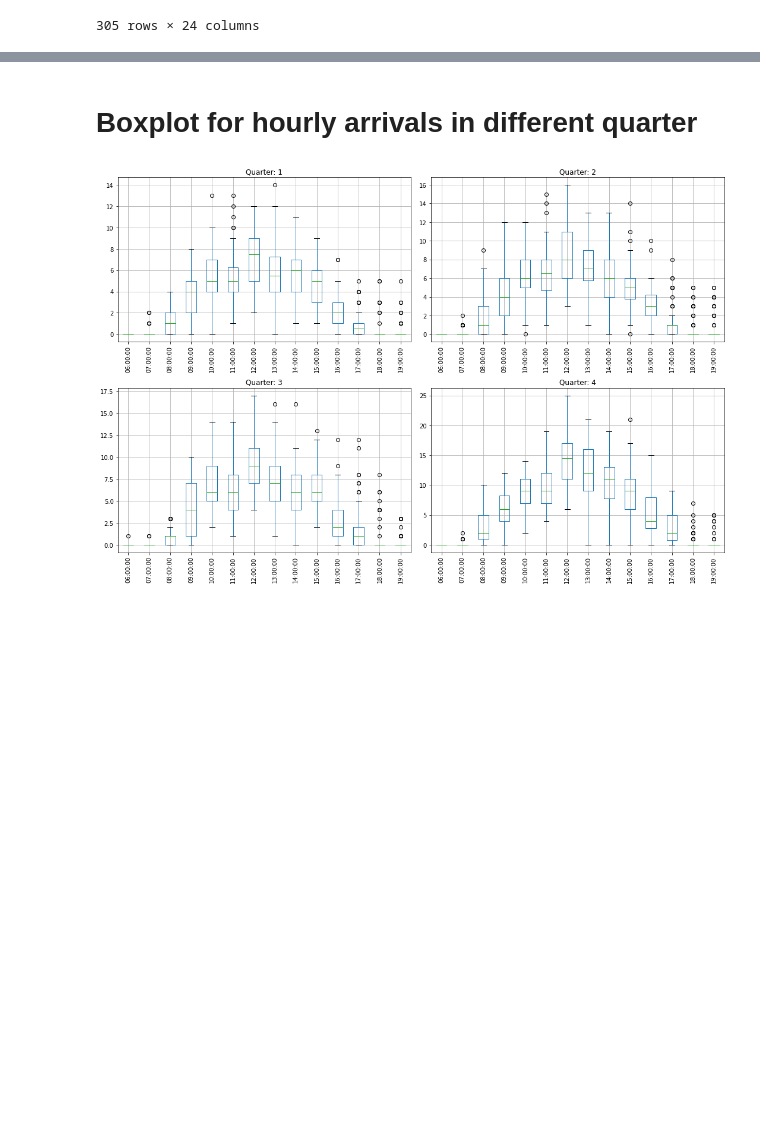
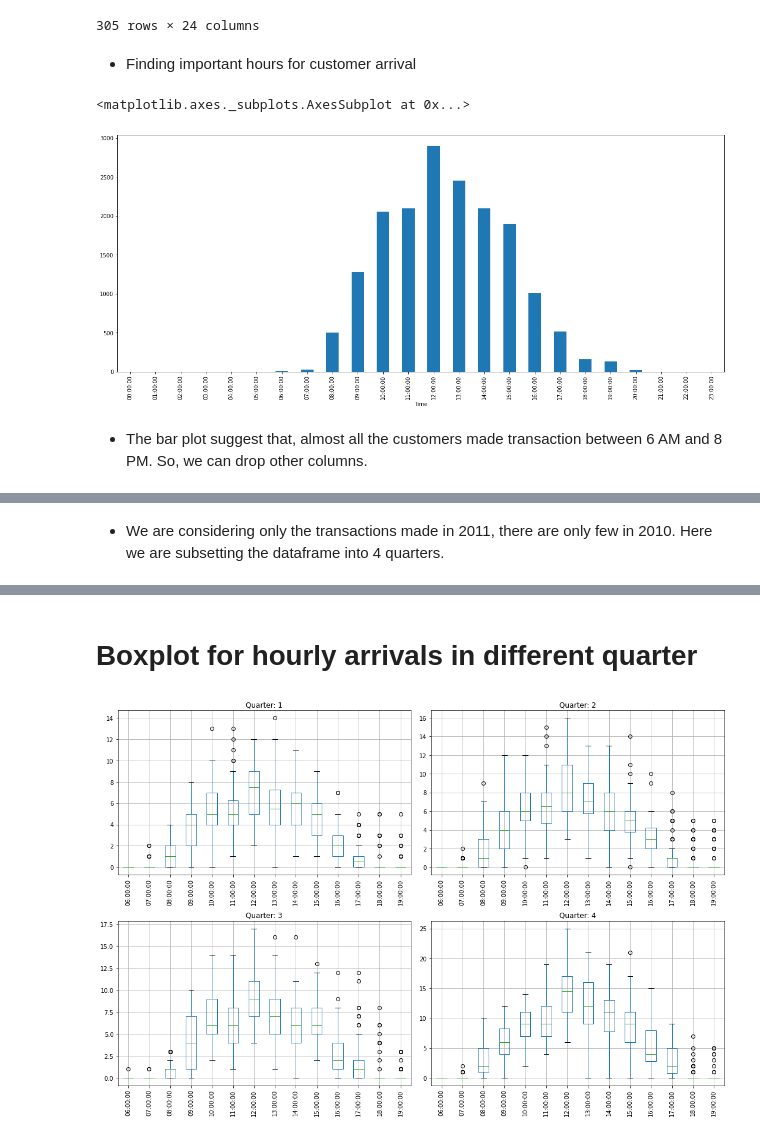
Before and after one commit to rajivsam/cmi_count_data_modeling, a Jupyter notebook: notebooks/week_5_tasks.ipynb, the cells around one changed output, grey strips where cells are left out. Saved outputs shown, nothing was run; the diff lists cells and outputs as text; code cells hidden in the pictures; blank space fills up the shorter version.

```diff
--- a/notebooks/week_5_tasks.ipynb
+++ b/notebooks/week_5_tasks.ipynb
@@ -79,6 +121,16 @@ transformed_data
 | 2011-12-08 | 0.0 | 0.0 | 0.0 | 0.0 | 0.0 | 0.0 | 0.0 | 0.0 | 1.0 | 9.0 | ... |
 | 2011-12-09 | 0.0 | 0.0 | 0.0 | 0.0 | 0.0 | 0.0 | 0.0 | 0.0 | 4.0 | 9.0 | ... |
 305 rows × 24 columns
+# %% [markdown]
+- Finding important hours for customer arrival
+# %%
+plt.figure(figsize=(20,8))
+transformed_data.sum().plot.bar()
+# %% [output]
+<matplotlib.axes._subplots.AxesSubplot at 0x...>
+[figure, added]
+# %% [markdown]
+- The bar plot suggest that, almost all the customers made transaction between 6 AM and 8 PM. So, we can drop other columns.
 # %%
 dropped_data=y.drop_columns(transformed_data)
 # %%
@@ -98,6 +150,8 @@ dropped_data
 | 2011-12-08 | 0.0 | 0.0 | 1.0 | 9.0 | 7.0 | 12.0 | 19.0 | 14.0 | 7.0 | 14.0 | ... |
 | 2011-12-09 | 0.0 | 0.0 | 4.0 | 9.0 | 8.0 | 6.0 | 10.0 | 0.0 | 0.0 | 0.0 | ... |
 305 rows × 14 columns
+# %% [markdown]
+- We are considering only the transactions made in 2011, there are only few in 2010. Here we are subsetting the dataframe into 4 quarters.
 # %%
 # (c) Subset dataframe to quarters
 subset_data=y.subset(dropped_data)
```
Also changed, not shown: parts of 26 cells of this notebook.
